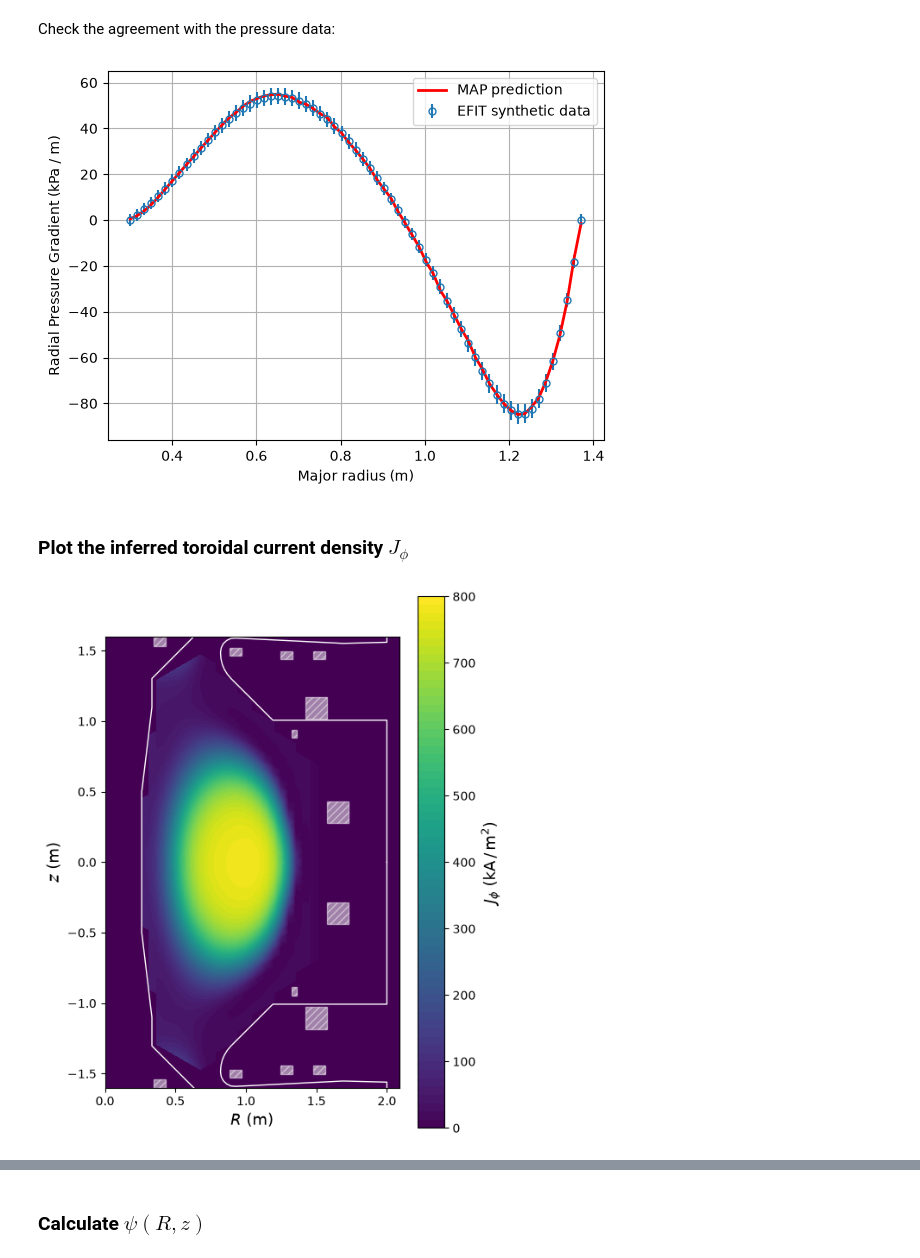
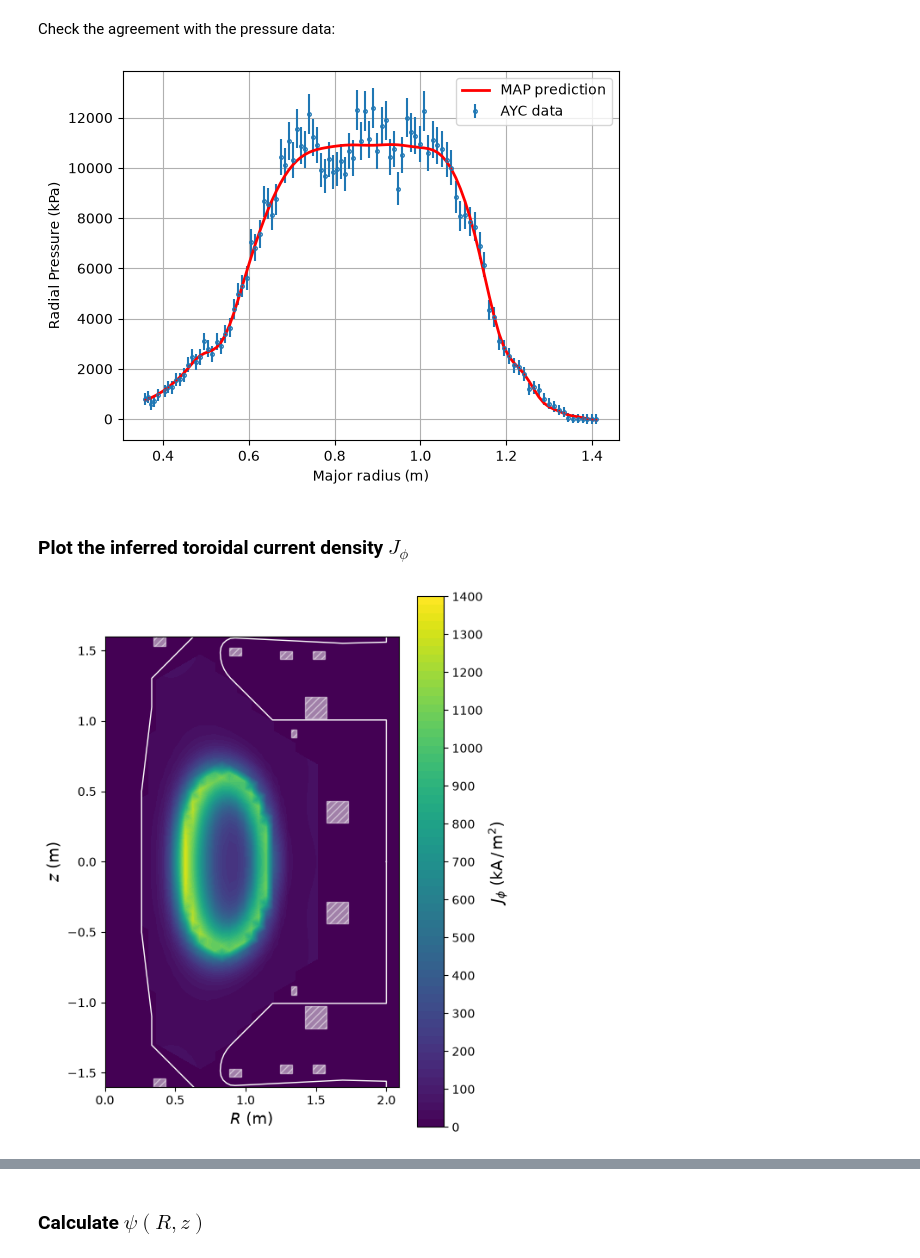
Before and after one commit to C-bowman/equilibrium-hackathon, a Jupyter notebook: equilibrium_reconstruction.ipynb, the cells around one changed output, grey strips where cells are left out. Cells and saved outputs as stored; diff of their text form; code cells hidden in the pictures.

```diff
--- a/equilibrium_reconstruction.ipynb
+++ b/equilibrium_reconstruction.ipynb
@@ -230,9 +227,9 @@ FF_prime_field.matrix_cache[FF_prime_req] = cached_matrices
 # %% [markdown]
 ## Building the posterior
 # %%
-from midas.state import PlasmaState
+from midas import build_posterior
 
-PlasmaState.build_posterior(
+posterior = build_posterior(
     diagnostics=[
         probes_diagnostic,
         plasma_current_diagnostic,
@@ -309,11 +309,12 @@ bounds_dict = {
     "coil_currents": pf_current_bounds,
     "ln_J": (-1.0, log(1.5e6)),
     "p_prime_spline_values": (0.0, 1e6),
-    "flux_transform": array([(-0.2, 0.2), (0.005, 1.0), (-4.0, 4.0)]),
+    "flux_transform": array([(-0.2, 0.2), (-4*log(10), 0.0)]),
     "FF_prime_spline_values": (0.0, 1.5),
+    "integration_constant": (100.0, 3000.0),
 }
 
-bounds = PlasmaState.build_bounds(bounds_dict)
+bounds = posterior.build_bounds(bounds_dict)
 
 initial_guess_array = clip(initial_guess_array, bounds[:, 0], bounds[:, 1])
 # %% [markdown]
@@ -365,0 +358,7 @@ print(opt_result)
+# %%
+from midas.normalisation import NormalisedCost
+
+opt_func = NormalisedCost(
+    posterior=posterior,
+    bounds=bounds,
+)
@@ -365,0 +367,20 @@ print(opt_result)
+# %%
+from scipy.optimize import minimize
+from threadpoolctl import threadpool_limits
+
+with threadpool_limits(limits=1, user_api="blas"):
+    opt_result = minimize(
+        fun=opt_func.cost,
+        x0=opt_func.normalise(initial_guess_array),
+        method="TNC",
+        bounds=opt_func.normalised_bounds,
+        jac=opt_func.cost_gradient,
+        options={"maxfun": 25000, "ftol": 1e-8, "xtol": 1e-10, "gtol": 1e-7},
+    )
+
+# NormalisedCost keeps track of the best parameters
+map_estimate_params = opt_func.best_theta
+
+# verify that the MAP parameters yield a higher log-probability than the initial guess
+print(f"initial guess log-prob {posterior.log_probability(initial_guess_array):.2f}")
+print(f" MAP estimate log-prob {posterior.log_probability(map_estimate_params):.2f}")
@@ -491,63 +526,64 @@ plt.show()
 Check the agreement with the pressure data:
 # %%
 plt.errorbar(
-    profile_radius,
-    grad_p * 1e-3,
-    yerr=grad_p_sigma * 1e-3,
-    marker="o",
+    pressure_radius,
+    pressure,
+    yerr=pressure_sigma,
+    marker=".",
     markerfacecolor="none",
     markersize=5,
     ls="none",
-    label="EFIT synthetic data"
+    label="AYC data"
 )
 
 plt.plot(
-    profile_radius, map_predictions["radial_pressure_gradient"] * 1e-3,
+    pressure_radius, map_predictions["radial_pressure"],
     lw=2, c="red", label="MAP prediction"
 )
 plt.xlabel("Major radius (m)")
-plt.ylabel("Radial Pressure Gradient (kPa / m)")
+plt.ylabel("Radial Pressure (kPa)")
 plt.legend()
 plt.grid()
 plt.show()
 # %% [output]
-[figure, old version]
+[figure, new version]
 # %% [markdown]
 ### Plot the inferred toroidal current density $J_\phi$
 # %%
 from tokamesh.tokamaks import mastu_boundary
 from mastora.diagnostics.magnetics.coils.cases import draw_cases
-from numpy import exp, linspace
+from numpy import exp, linspace, ceil
 
-map_param_dict = PlasmaState.split_parameters(map_estimate_params)
+map_param_dict = posterior.split_parameters(map_estimate_params)
 J_values = exp(map_param_dict["ln_J"])
-color_levels = linspace(0.0, 8e2, 65)
+v = int(ceil(J_values.max() * 1e-3 / 100.0))
+color_levels = linspace(0.0, 100 * v, 65)
 
 
 fig = plt.figure(figsize=(5.5, 8))
 ax = fig.add_subplot(1, 1, 1)
 ax.set_facecolor(plt.get_cmap("viridis")(0.0))
 contours = ax.tricontourf(
     basis_info.R,
     basis_info.z,
     basis_info.triangles,
     J_values * 1e-3,
     levels=color_levels,
     cmap="viridis",
 )
 
 cbar = fig.colorbar(contours, ax=ax)
 cbar.set_label(r"$J_{\phi}$ $\mathrm{(kA \,/\, m^2)}$", fontsize=13)
-cbar.set_ticks(linspace(0, 8e2, 9))
+cbar.set_ticks(linspace(0, 100 * v, v + 1))
 
 ax.plot(*mastu_boundary(), lw=1, color="white")
 draw_cases(ax, fill_color="white")
 ax.set_aspect("equal")
 ax.set_xlim([0, None])
 
 ax.set_ylim([-1.6, 1.6])
 ax.set_xlabel(r"$R$ (m)", fontsize=13)
 ax.set_ylabel(r"$z$ (m)", fontsize=13)
 plt.show()
 # %% [output]
-[figure, old version]
+[figure, new version]
```
Also changed, not shown: parts of 39 cells of this notebook.
